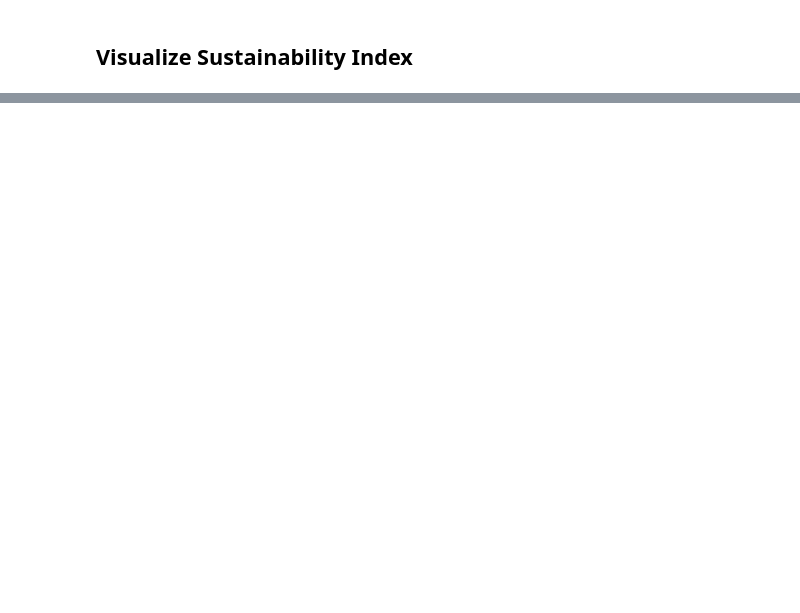
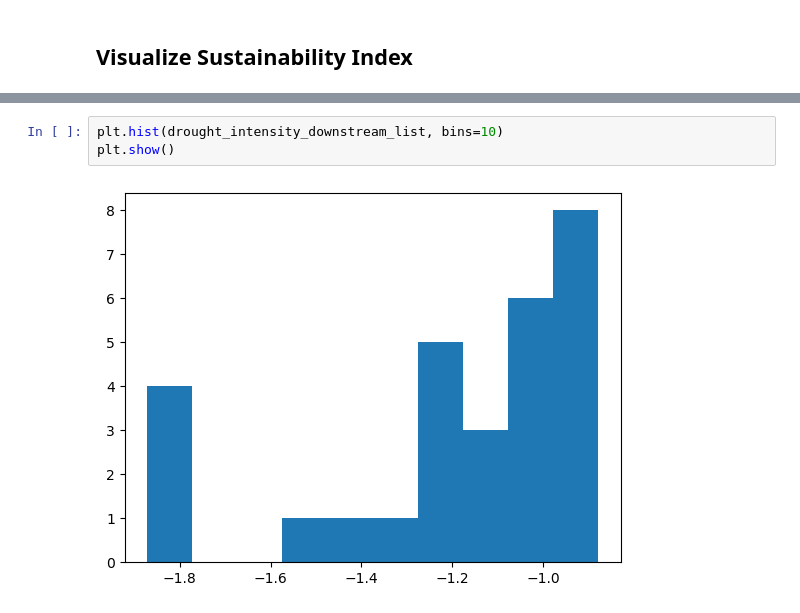
Before and after one commit to lidh966/reservoir_route, a Jupyter notebook: lrr_drought_analysis.ipynb, the cells around one changed output, grey strips where cells are left out. Saved outputs shown, nothing was run; the diff lists cells and outputs as text; blank space fills up the shorter version.

```diff
--- a/lrr_drought_analysis.ipynb
+++ b/lrr_drought_analysis.ipynb
@@ -299,0 +486,5 @@ Data variables:
+# %%
+plt.hist(drought_intensity_downstream_list, bins=10)
+plt.show()
+# %% [output]
+[figure, added]
```
Also changed, not shown: parts of 22 cells of this notebook, 1 other file.
